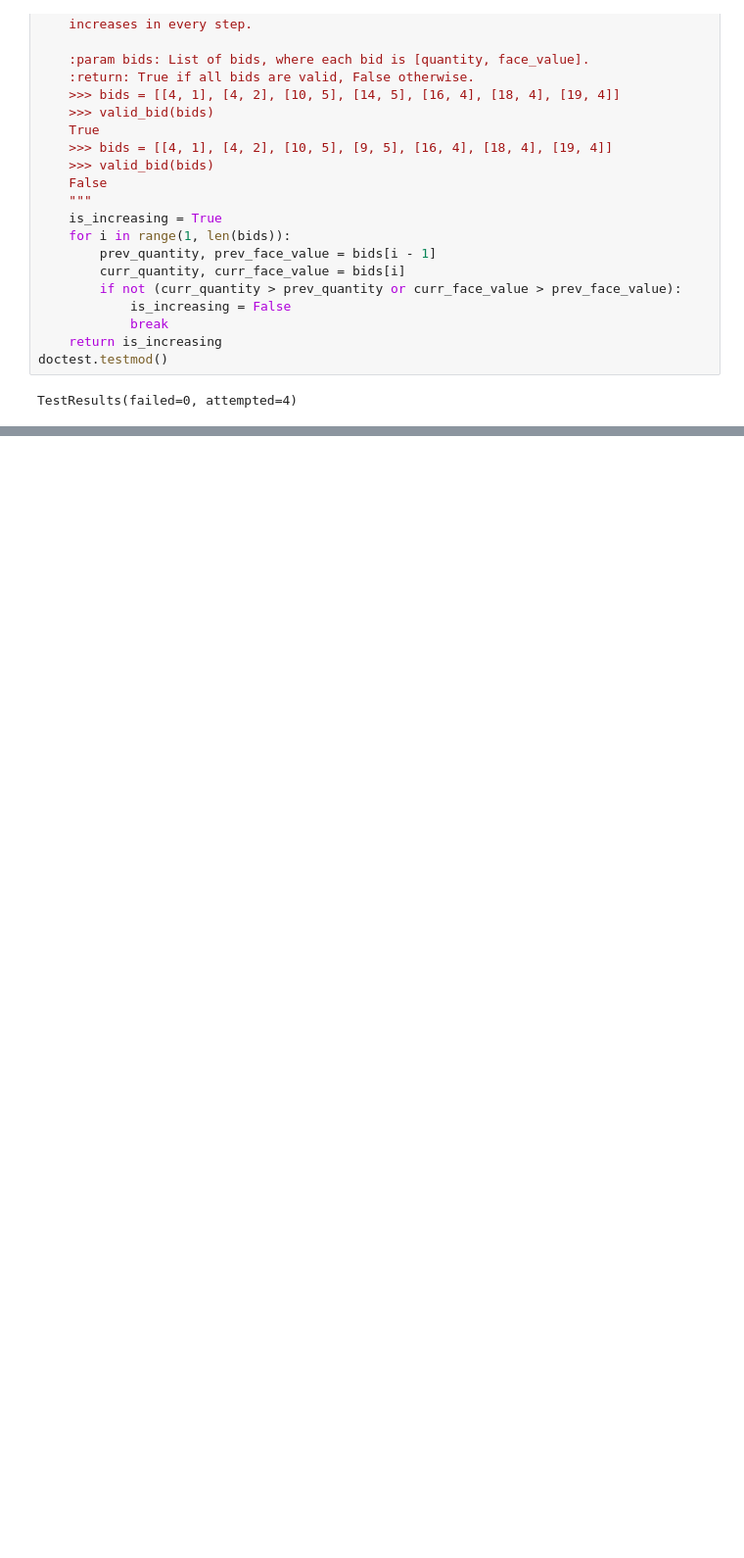
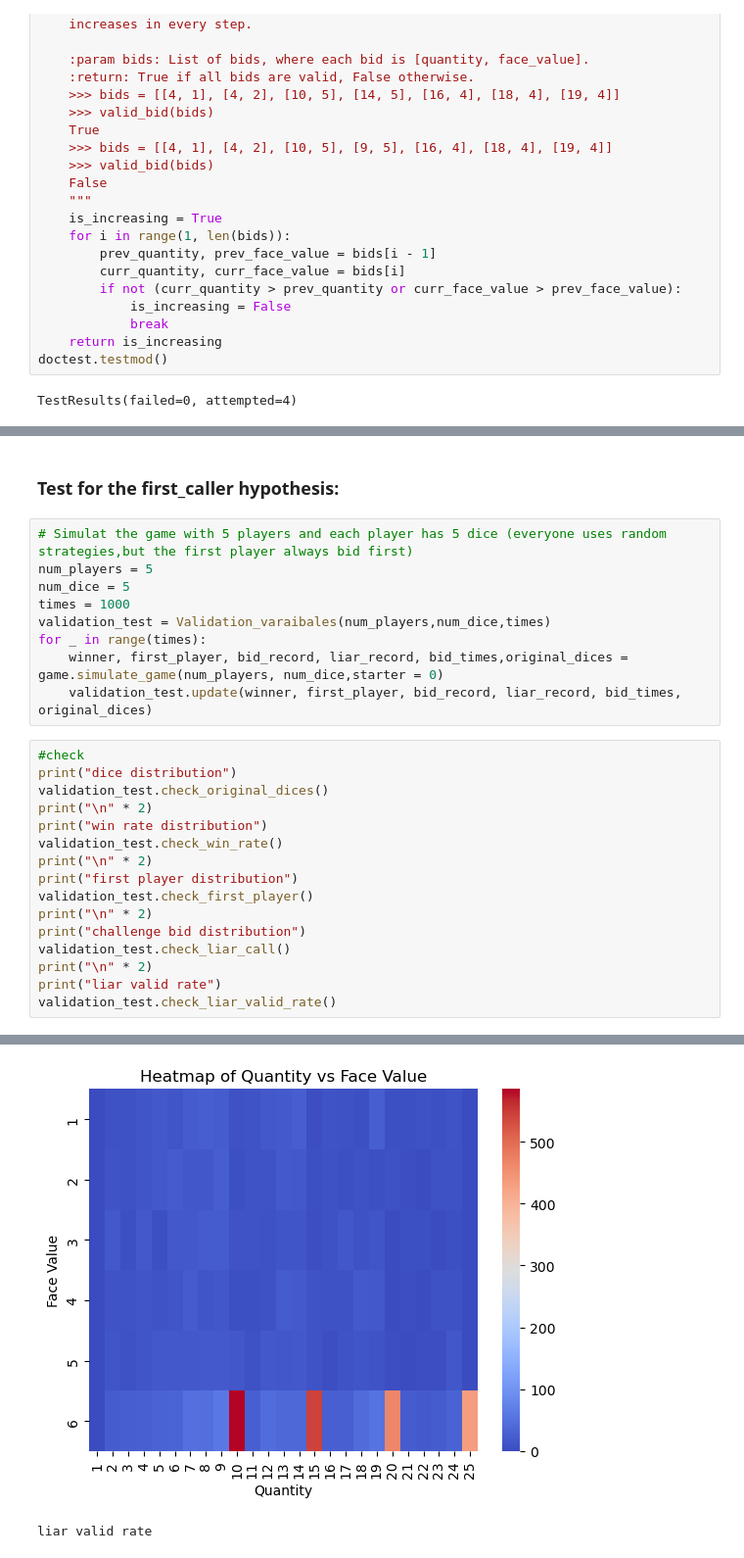
Before and after one commit to iSchool-597PR/2024Fall_projects, a Jupyter notebook: Validation.ipynb, the cells around one changed output, grey strips where cells are left out. Shown at 98% size. Saved outputs shown, nothing was run; the diff lists cells and outputs as text; blank space fills up the shorter version.

```diff
--- a/Validation.ipynb
+++ b/Validation.ipynb
@@ -180,0 +192,28 @@ print(liar_player)
+# %% [markdown]
+### Test for the first_caller hypothesis:
+# %%
+# Simulat the game with 5 players and each player has 5 dice (everyone uses random strategies,but the first player always bid first)
+num_players = 5
+num_dice = 5
+times = 1000
+validation_test = Validation_varaibales(num_players,num_dice,times)
+for _ in range(times):
+    winner, first_player, bid_record, liar_record, bid_times,original_dices = game.simulate_game(num_players, num_dice,starter = 0)
+    validation_test.update(winner, first_player, bid_record, liar_record, bid_times, original_dices)
+# %%
+#check
+print("dice distribution")
+validation_test.check_original_dices()
+print("\n" * 2)
+print("win rate distribution")
+validation_test.check_win_rate()
+print("\n" * 2)
+print("first player distribution")
+validation_test.check_first_player()
+print("\n" * 2)
+print("challenge bid distribution")
+validation_test.check_liar_call()
+print("\n" * 2)
+print("liar valid rate")
+validation_test.check_liar_valid_rate()
+# %% [output]
@@ -180,0 +237,2 @@ print(liar_player)
+[figure, added]
+liar valid rate
```
Also changed, not shown: parts of 13 cells of this notebook, 1 other file.
